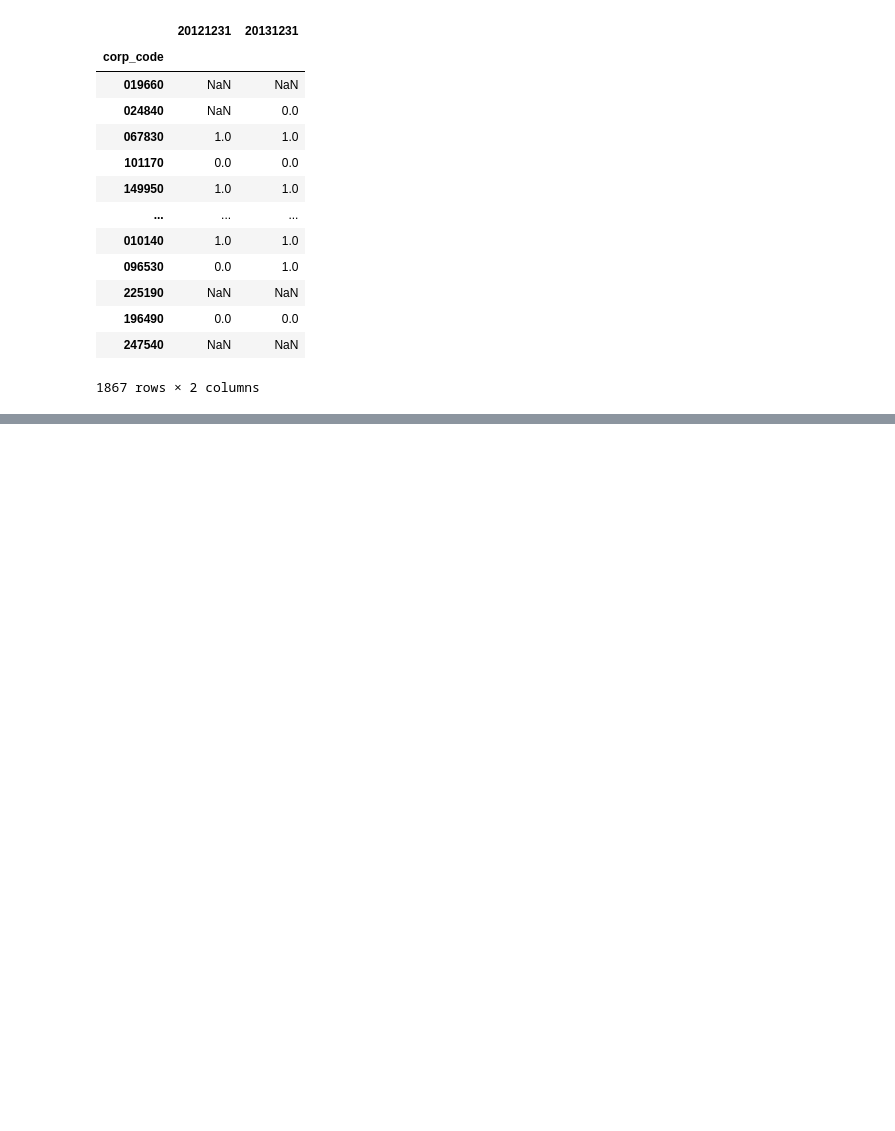
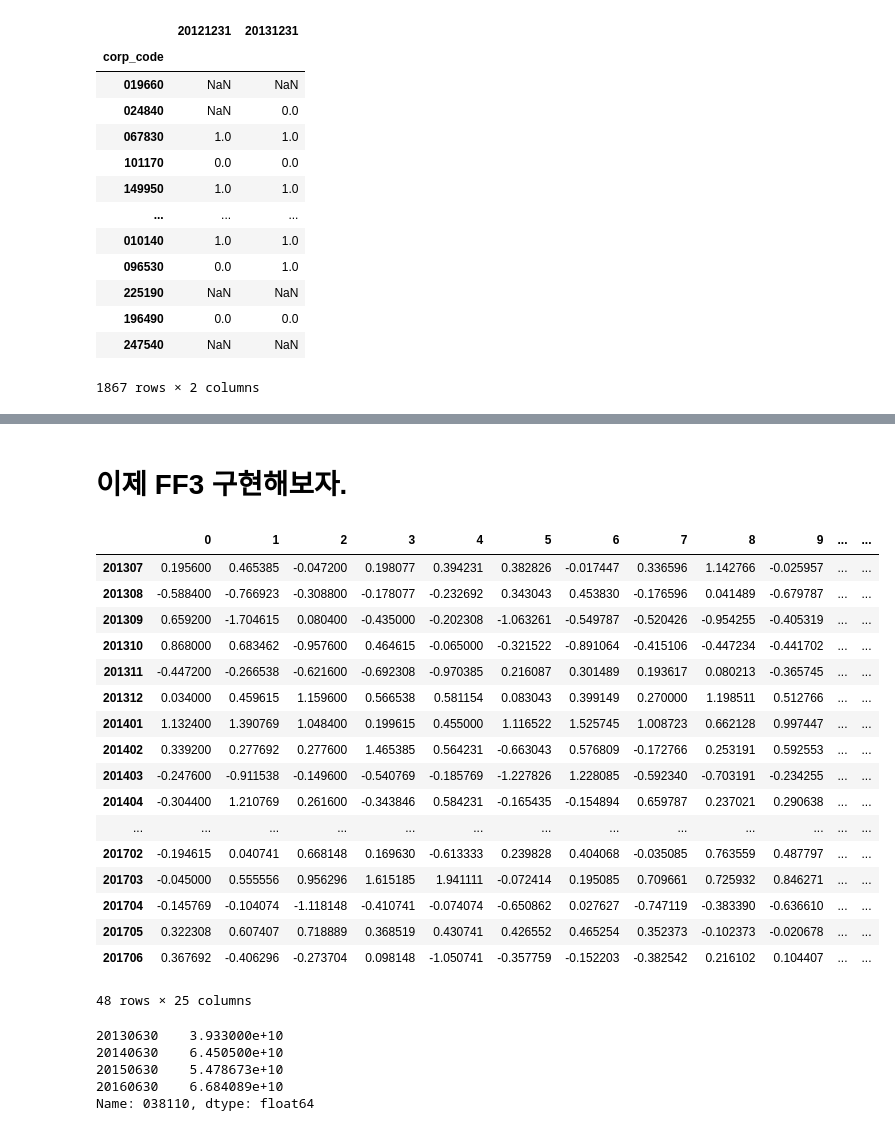
Before and after one commit to Eternity402/Factor_Investing, a Jupyter notebook: Sirius_API.ipynb, the cells around one changed output, grey strips where cells are left out. Saved outputs shown, nothing was run; the diff lists cells and outputs as text; code cells hidden in the pictures; blank space fills up the shorter version.

```diff
--- a/Sirius_API.ipynb
+++ b/Sirius_API.ipynb
@@ -890,0 +1079,10 @@ Name: 173, dtype: object
+# %% [markdown]
+# 이제 FF3 구현해보자.
+# %%
+Market_cap = get_market_cap_for_period('20121231', '20151231')
+
+equity = get_item_for_period('ifrs_Equity', '20121231', '20151231')
+
+BEME = equity/Market_cap[0]
+# %%
+Market_cap = get_market_cap_for_period('20130630', '20160630')
@@ -890,0 +1093,41 @@ Name: 173, dtype: object
+# %%
+BEME_shifted = shift_date_quarter(BEME, 2)
+
+HML_mask = get_mask(BEME_shifted, get_market_category(BEME_shifted), market_bp = 'KOSPI', breakpoint = [0.3, 0.7])
+
+HML = get_factor_on_date_by_mask(HML_mask, term = 'm', winsorize_limits = 0.01, weight = 'VW')
+# %%
+hml_pfo_mask = make_portfolio(get_mask(Market_cap[0], Market_cap[1], breakpoint = [0.2, 0.4, 0.6, 0.8]), BEME_shifted, breakpoint = [0.2, 0.4, 0.6, 0.8])
+
+pfo25 = serialize_pfo([get_mask(Market_cap[0], Market_cap[1], breakpoint = [0.2, 0.4, 0.6, 0.8]), hml_pfo_mask])
+
+pfo_return = get_factor_on_date_by_mask(pfo25, term = 'm', weight = 'EW')
+# %%
+pfo_return
+# %% [output]
+|  | 0 | 1 | 2 | 3 | 4 | 5 | 6 | 7 | 8 | 9 | ... | ... |
+| 201307 | 0.195600 | 0.465385 | -0.047200 | 0.198077 | 0.394231 | 0.382826 | -0.017447 | 0.336596 | 1.142766 | -0.025957 | ... | ... |
+| 201308 | -0.588400 | -0.766923 | -0.308800 | -0.178077 | -0.232692 | 0.343043 | 0.453830 | -0.176596 | 0.041489 | -0.679787 | ... | ... |
+| 201309 | 0.659200 | -1.704615 | 0.080400 | -0.435000 | -0.202308 | -1.063261 | -0.549787 | -0.520426 | -0.954255 | -0.405319 | ... | ... |
+| 201310 | 0.868000 | 0.683462 | -0.957600 | 0.464615 | -0.065000 | -0.321522 | -0.891064 | -0.415106 | -0.447234 | -0.441702 | ... | ... |
+| 201311 | -0.447200 | -0.266538 | -0.621600 | -0.692308 | -0.970385 | 0.216087 | 0.301489 | 0.193617 | 0.080213 | -0.365745 | ... | ... |
+| 201312 | 0.034000 | 0.459615 | 1.159600 | 0.566538 | 0.581154 | 0.083043 | 0.399149 | 0.270000 | 1.198511 | 0.512766 | ... | ... |
+| 201401 | 1.132400 | 1.390769 | 1.048400 | 0.199615 | 0.455000 | 1.116522 | 1.525745 | 1.008723 | 0.662128 | 0.997447 | ... | ... |
+| 201402 | 0.339200 | 0.277692 | 0.277600 | 1.465385 | 0.564231 | -0.663043 | 0.576809 | -0.172766 | 0.253191 | 0.592553 | ... | ... |
+| 201403 | -0.247600 | -0.911538 | -0.149600 | -0.540769 | -0.185769 | -1.227826 | 1.228085 | -0.592340 | -0.703191 | -0.234255 | ... | ... |
+| 201404 | -0.304400 | 1.210769 | 0.261600 | -0.343846 | 0.584231 | -0.165435 | -0.154894 | 0.659787 | 0.237021 | 0.290638 | ... | ... |
+| ... | ... | ... | ... | ... | ... | ... | ... | ... | ... | ... | ... | ... |
+| 201702 | -0.194615 | 0.040741 | 0.668148 | 0.169630 | -0.613333 | 0.239828 | 0.404068 | -0.035085 | 0.763559 | 0.487797 | ... | ... |
+| 201703 | -0.045000 | 0.555556 | 0.956296 | 1.615185 | 1.941111 | -0.072414 | 0.195085 | 0.709661 | 0.725932 | 0.846271 | ... | ... |
+| 201704 | -0.145769 | -0.104074 | -1.118148 | -0.410741 | -0.074074 | -0.650862 | 0.027627 | -0.747119 | -0.383390 | -0.636610 | ... | ... |
+| 201705 | 0.322308 | 0.607407 | 0.718889 | 0.368519 | 0.430741 | 0.426552 | 0.465254 | 0.352373 | -0.102373 | -0.020678 | ... | ... |
+| 201706 | 0.367692 | -0.406296 | -0.273704 | 0.098148 | -1.050741 | -0.357759 | -0.152203 | -0.382542 | 0.216102 | 0.104407 | ... | ... |
+48 rows × 25 columns
+# %%
+Market_cap[0].loc['038110']
+# %% [output]
+20130630    3.933000e+10
+20140630    6.450500e+10
+20150630    5.478673e+10
+20160630    6.684089e+10
+Name: 038110, dtype: float64
```
Also changed, not shown: parts of 40 cells of this notebook.
